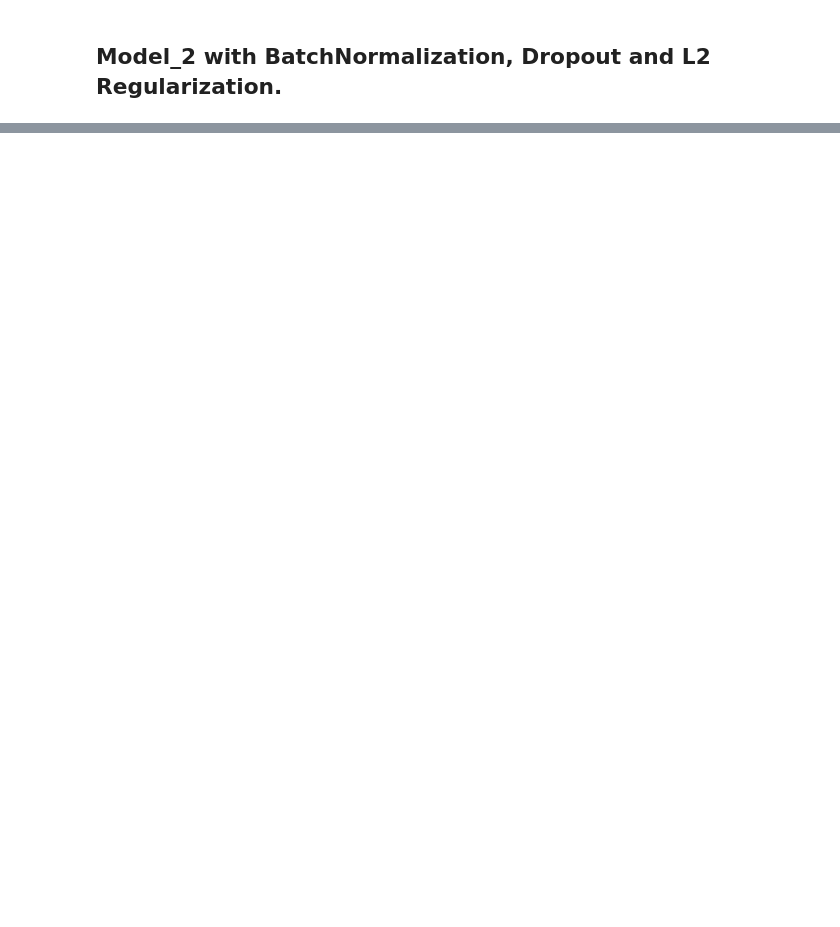
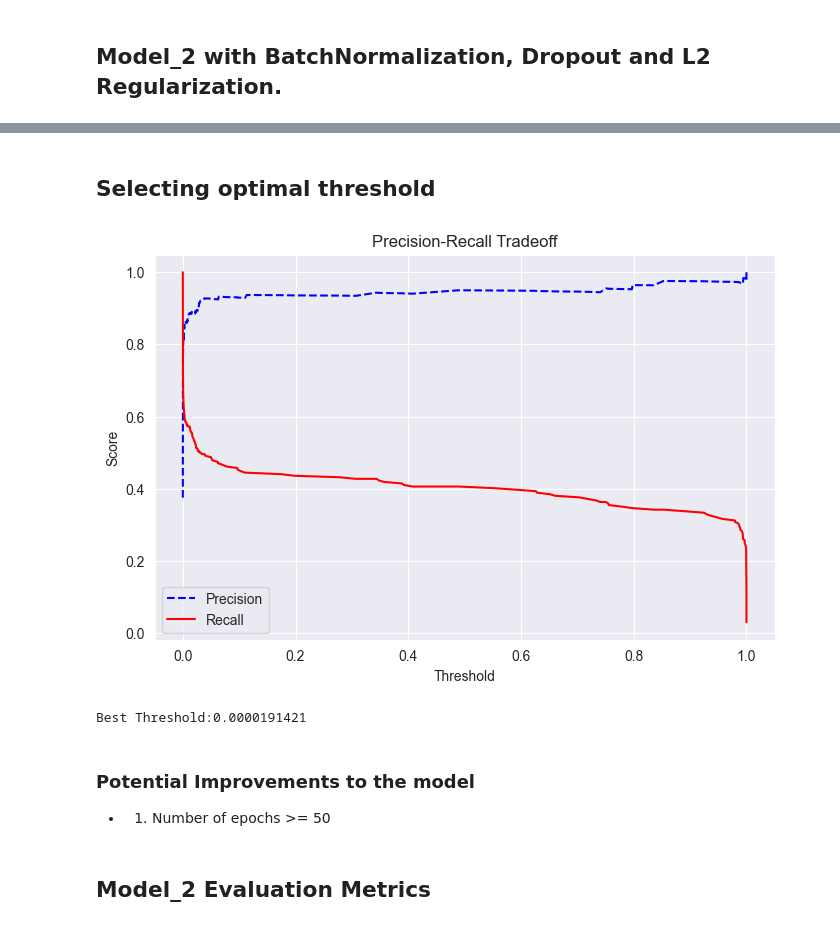
Before and after one commit to Xninety-nine/Capstone-3-Predicting-Pneumonia-in-X-ray-Images, a Jupyter notebook: CAP3_PreProcess_&_Modeling.ipynb, the cells around one changed output, grey strips where cells are left out. Cells and saved outputs as stored; diff of their text form; code cells hidden in the pictures; blank space fills up the shorter version.

```diff
--- a/CAP3_PreProcess_&_Modeling.ipynb
+++ b/CAP3_PreProcess_&_Modeling.ipynb
@@ -613,0 +640,10 @@ Notes: A recall score of 83% for Pneumonia is not ideal as the cost of misidenti
+# %%
+from sklearn.metrics import classification_report
+
+# Get model predictions
+y_pred_probs = model.predict(X_test)  # Probabilities from sigmoid
+threshold = 0.000019142 # lower than 0.5 to increase recall
+y_pred = (y_pred_probs > threshold).astype(int)  # Convert to 0 or 1
+
+# Print classification report
+print(classification_report(y_test, y_pred, target_names=["Normal", "Pneumonia"]))
@@ -613,0 +675,19 @@ Notes: A recall score of 83% for Pneumonia is not ideal as the cost of misidenti
+# %% [markdown]
+## Selecting optimal threshold
+# %%
+from sklearn.metrics import precision_recall_curve
+
+# Compute precision-recall values at different thresholds
+precisions, recalls, thresholds = precision_recall_curve(y_test, y_pred_probs)
+
+# Plot precision-recall vs. threshold
+plt.figure(figsize=(8, 5))
+plt.plot(thresholds, precisions[:-1], "b--", label="Precision")
+plt.plot(thresholds, recalls[:-1], "r-", label="Recall")
+plt.xlabel("Threshold")
+plt.ylabel("Score")
+plt.title("Precision-Recall Tradeoff")
+plt.legend()
+plt.show()
+# %% [output]
+[figure, added]
@@ -614 +697,13 @@ Notes: A recall score of 83% for Pneumonia is not ideal as the cost of misidenti
+# %%
+# Compute F1 scores at different thresholds
+f1_scores = 2 * (precisions * recalls) / (precisions + recalls)
+best_threshold = thresholds[np.argmax(f1_scores)]
+print(f"Best Threshold:{best_threshold:.10f}")
+# %% [output]
+Best Threshold:0.0000191421
+# %% [markdown]
+### Potential Improvements to the model
+- 1. Number of epochs >= 50
+# %% [markdown]
+## Model_2 Evaluation Metrics
 # %%
```
Also changed, not shown: parts of 85 cells of this notebook.
